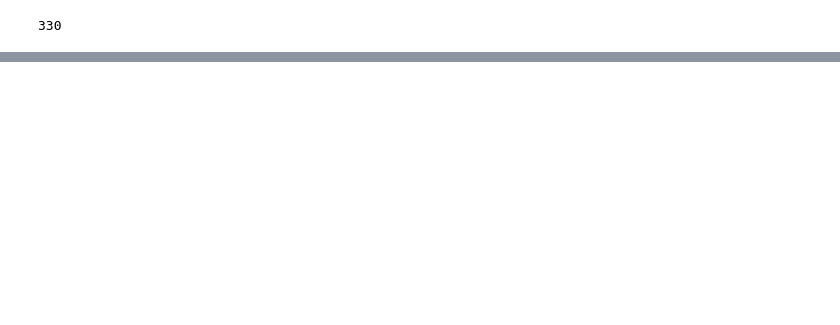
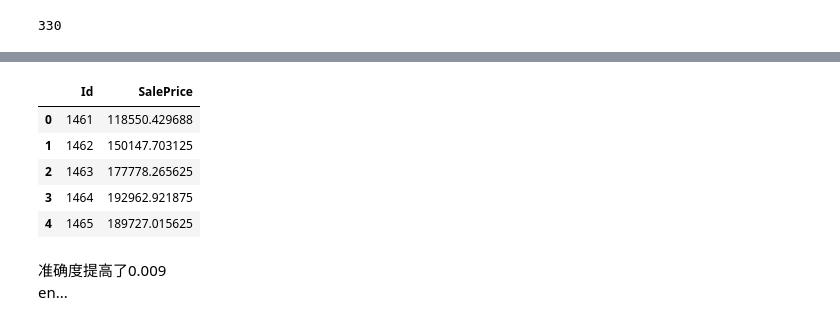
Before and after one commit to ym-ml/ML-DL_note, a Jupyter notebook: DL/Ch4-MLP/my_kaggle-house.ipynb, the cells around one changed output, grey strips where cells are left out. Drawn from its saved outputs; the diff is of its cells as text; code cells hidden in the pictures; blank space fills up the shorter version.

Commit message:
add Ch5 and use ensemble to predict price

```diff
--- a/DL/Ch4-MLP/my_kaggle-house.ipynb
+++ b/DL/Ch4-MLP/my_kaggle-house.ipynb
@@ -298,0 +461,6 @@ print(f'{k}-折验证: 平均训练log rmse: {float(train_l):f}, '
+# %%
+k, num_epochs, lr, weight_decay, batch_size = 5, 200, 0.05, 1e-2, 64
+train_l, valid_l = k_fold_ens(k, train_features, train_labels, num_epochs, lr,
+                          weight_decay, batch_size)
+print(f'{k}-折验证: 平均训练log rmse: {float(train_l):f}, '
+      f'平均验证log rmse: {float(valid_l):f}')
@@ -298,0 +475,20 @@ print(f'{k}-折验证: 平均训练log rmse: {float(train_l):f}, '
+# %%
+def get_prediction(train_features, train_labels, test_features, num_epochs,
+                   learning_rate, weight_decay, batch_size, ):
+    train_l_sum=0
+    net=block(set_nets)
+    train_ls, _=train(net, train_features, train_labels, test_features, None,
+                      num_epochs, learning_rate, weight_decay, batch_size)
+
+    train_l_sum += train_ls[-1]
+    d2l.plot(list(range(1, num_epochs + 1)), [train_ls,],
+                     xlabel='epoch', ylabel='rmse', xlim=[1, num_epochs],
+                     legend=['train',], yscale='log')
+
+    prediction=net(test_features)
+    print(f'train log rmse: {train_ls[-1]}')
+    return prediction
+# %%
+k, num_epochs, lr, weight_decay, batch_size = 5, 200, 0.05, 1e-2, 64
+prediction=get_prediction(train_features, train_labels, test_features,
+                          num_epochs, lr, weight_decay, batch_size)
@@ -298,0 +498,11 @@ print(f'{k}-折验证: 平均训练log rmse: {float(train_l):f}, '
+# %%
+price=pd.DataFrame(prediction.detach().numpy(),columns=['SalePrice'])
+result=pd.concat([test['Id'],price],axis=1)
+result.head()
+# %% [output]
+|  | Id | SalePrice |
+| 0 | 1461 | 118550.429688 |
+| 1 | 1462 | 150147.703125 |
+| 2 | 1463 | 177778.265625 |
+| 3 | 1464 | 192962.921875 |
+| 4 | 1465 | 189727.015625 |
@@ -298,0 +511,3 @@ print(f'{k}-折验证: 平均训练log rmse: {float(train_l):f}, '
+# %% [markdown]
+准确度提高了0.009
+en...
```
Also changed, not shown: parts of 17 cells of this notebook, 11 other files.
